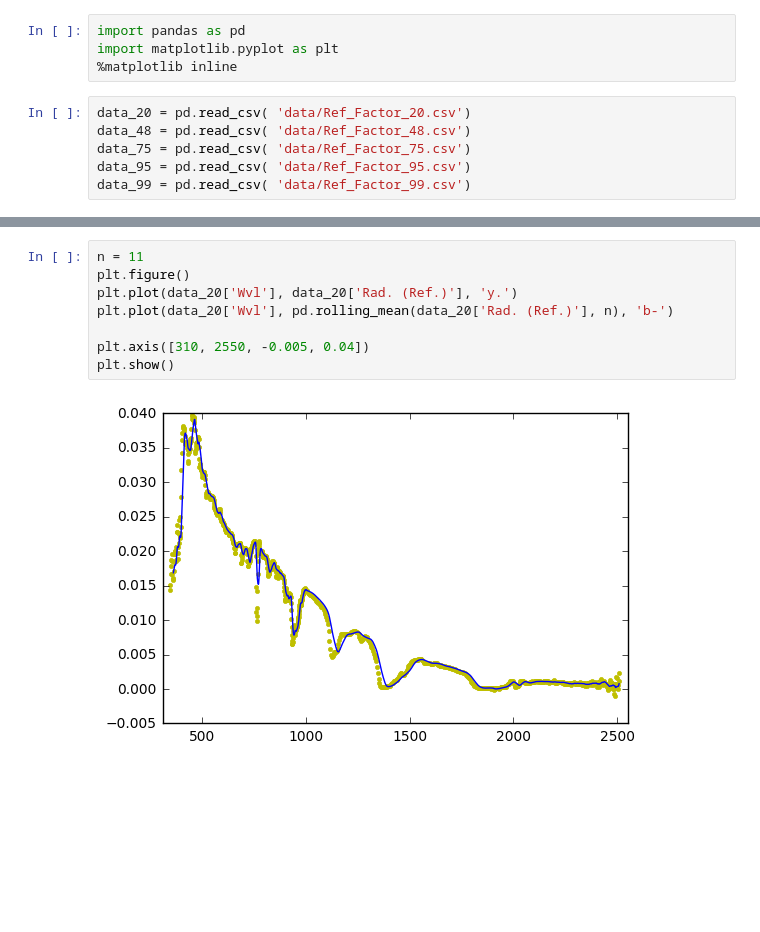
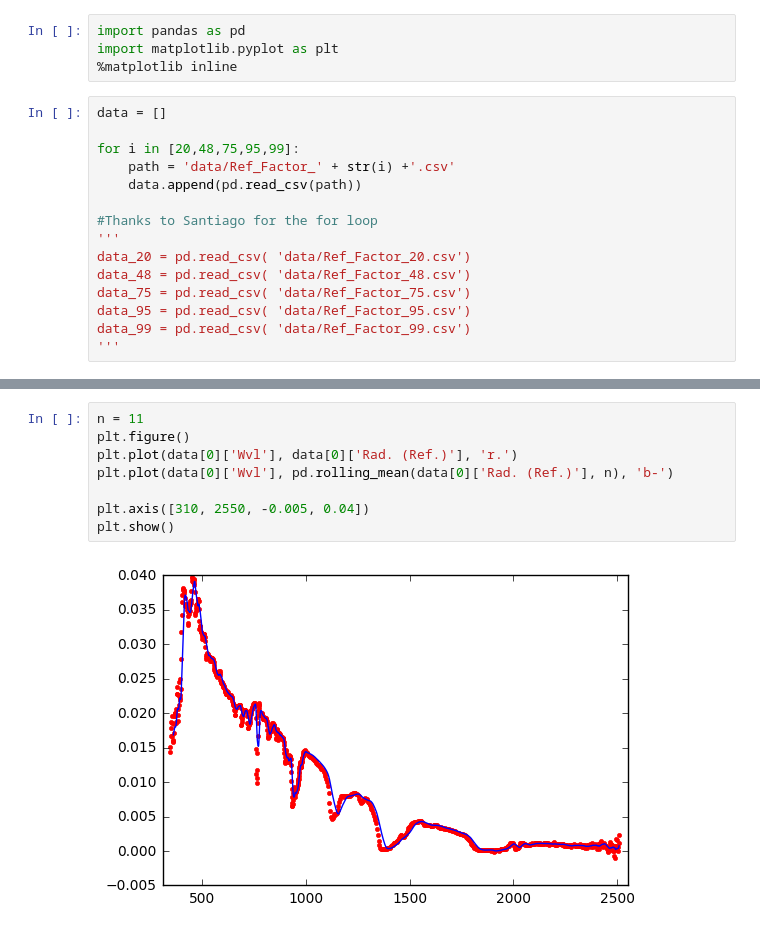
Before and after one commit to pi4-uiuc/Team_1, a Jupyter notebook: data-processing.ipynb, the cells around one changed output, grey strips where cells are left out. Cells and saved outputs as stored; diff of their text form; blank space fills up the shorter version.

```diff
--- a/data-processing.ipynb
+++ b/data-processing.ipynb
@@ -3,8 +3,17 @@ import pandas as pd
 import matplotlib.pyplot as plt
 %matplotlib inline
 # %%
+data = []
+
+for i in [20,48,75,95,99]:
+    path = 'data/Ref_Factor_' + str(i) +'.csv'
+    data.append(pd.read_csv(path))
+
+#Thanks to Santiago for the for loop
+'''
 data_20 = pd.read_csv( 'data/Ref_Factor_20.csv')
 data_48 = pd.read_csv( 'data/Ref_Factor_48.csv')
 data_75 = pd.read_csv( 'data/Ref_Factor_75.csv')
 data_95 = pd.read_csv( 'data/Ref_Factor_95.csv')
 data_99 = pd.read_csv( 'data/Ref_Factor_99.csv')
+'''
@@ -28,13 +68,13 @@ plt.show
 # %%
 n = 11
 plt.figure()
-plt.plot(data_20['Wvl'], data_20['Rad. (Ref.)'], 'y.')
-plt.plot(data_20['Wvl'], pd.rolling_mean(data_20['Rad. (Ref.)'], n), 'b-')
+plt.plot(data[0]['Wvl'], data[0]['Rad. (Ref.)'], 'r.')
+plt.plot(data[0]['Wvl'], pd.rolling_mean(data[0]['Rad. (Ref.)'], n), 'b-')
 
 plt.axis([310, 2550, -0.005, 0.04])
 plt.show()
 # %% [output]
-[figure, old version]
+[figure, new version]
 # %%
 n = 11
 
```
Also changed, not shown: parts of 13 cells of this notebook, 1 other file.
